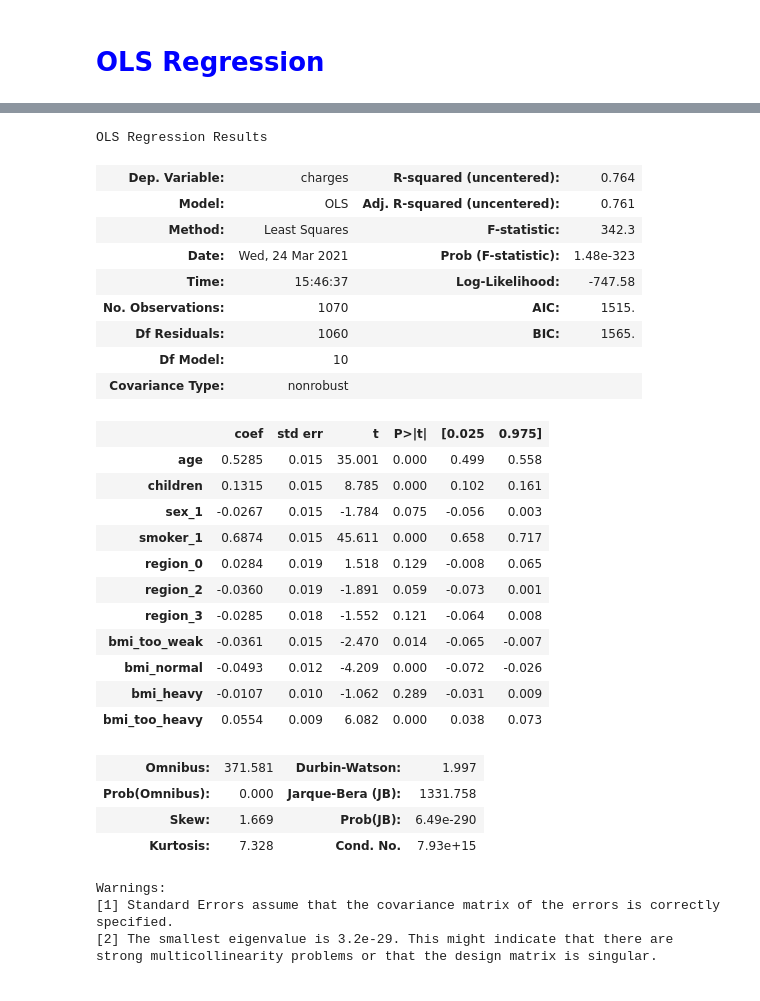
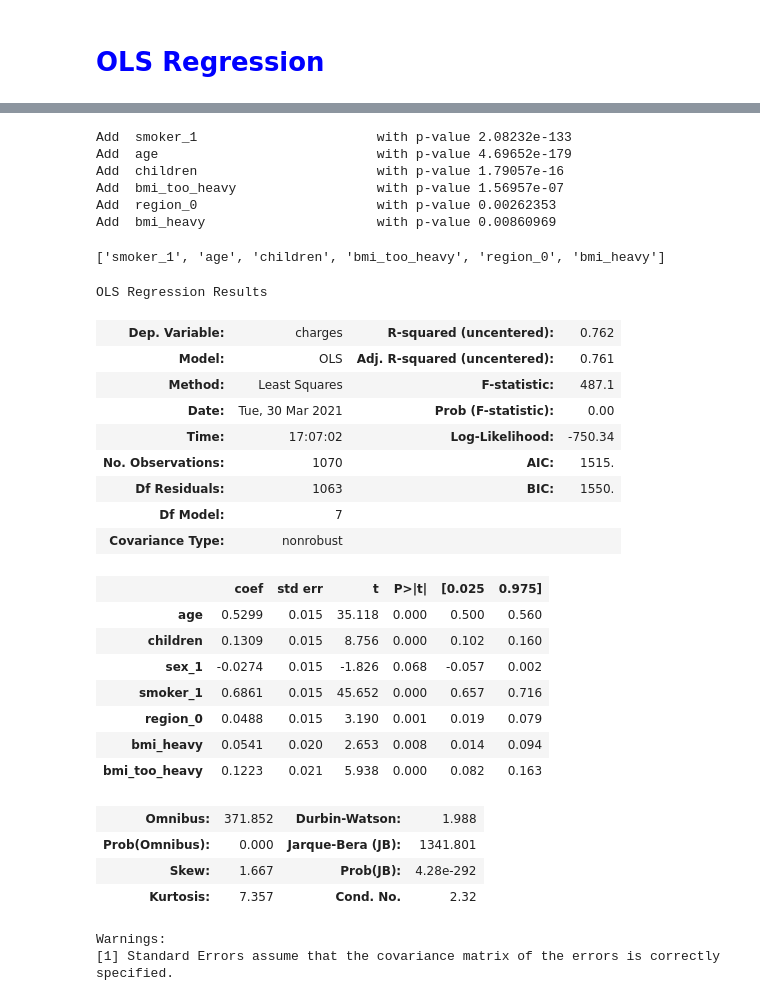
Before and after one commit to RahulMohit/linear-Regression-Analysis, a Jupyter notebook: Rahul Exploratory Data Analysis on Medical (Insurance)cost data .ipynb, the cells around one changed output, grey strips where cells are left out. Drawn from its saved outputs; the diff is of its cells as text; code cells hidden in the pictures.

```diff
--- a/Rahul Exploratory Data Analysis on Medical (Insurance)cost data .ipynb
+++ b/Rahul Exploratory Data Analysis on Medical (Insurance)cost data .ipynb
@@ -380,38 +408,42 @@ strong multicollinearity problems or that the design matrix is singular.
+# %%
+forward_regression(X_train, y_train, 0.01)
+# %% [output]
+Add  smoker_1                       with p-value 2.08232e-133
+Add  age                            with p-value 4.69652e-179
+Add  children                       with p-value 1.79057e-16
+Add  bmi_too_heavy                  with p-value 1.56957e-07
+Add  region_0                       with p-value 0.00262353
+Add  bmi_heavy                      with p-value 0.00860969
+['smoker_1', 'age', 'children', 'bmi_too_heavy', 'region_0', 'bmi_heavy']
 # %%
-X=dataset_scaled.drop(["charges","region_1"],axis=1)
+X=dataset_scaled.drop(["charges","region_1","region_2","region_3","bmi_too_weak","bmi_normal"],axis=1)
 y=dataset_scaled["charges"]
 X_train,X_test,y_train,y_test=train_test_split(X,y,test_size=0.2,random_state=0)
 lm=sm.OLS(y_train,X_train)
 model=lm.fit()
 model.summary()
 # %% [output]
 OLS Regression Results
-| Dep. Variable: | charges | R-squared (uncentered): | 0.764 |
+| Dep. Variable: | charges | R-squared (uncentered): | 0.762 |
 | Model: | OLS | Adj. R-squared (uncentered): | 0.761 |
-| Method: | Least Squares | F-statistic: | 342.3 |
-| Date: | Wed, 24 Mar 2021 | Prob (F-statistic): | 1.48e-323 |
-| Time: | 15:46:37 | Log-Likelihood: | -747.58 |
+| Method: | Least Squares | F-statistic: | 487.1 |
+| Date: | Tue, 30 Mar 2021 | Prob (F-statistic): | 0.00 |
+| Time: | 17:07:02 | Log-Likelihood: | -750.34 |
 | No. Observations: | 1070 | AIC: | 1515. |
-| Df Residuals: | 1060 | BIC: | 1565. |
-| Df Model: | 10 |  |  |
+| Df Residuals: | 1063 | BIC: | 1550. |
+| Df Model: | 7 |  |  |
 | Covariance Type: | nonrobust |  |  |
 |  | coef | std err | t | P>|t| | [0.025 | 0.975] |
-| age | 0.5285 | 0.015 | 35.001 | 0.000 | 0.499 | 0.558 |
-| children | 0.1315 | 0.015 | 8.785 | 0.000 | 0.102 | 0.161 |
-| sex_1 | -0.0267 | 0.015 | -1.784 | 0.075 | -0.056 | 0.003 |
-| smoker_1 | 0.6874 | 0.015 | 45.611 | 0.000 | 0.658 | 0.717 |
-| region_0 | 0.0284 | 0.019 | 1.518 | 0.129 | -0.008 | 0.065 |
-| region_2 | -0.0360 | 0.019 | -1.891 | 0.059 | -0.073 | 0.001 |
-| region_3 | -0.0285 | 0.018 | -1.552 | 0.121 | -0.064 | 0.008 |
-| bmi_too_weak | -0.0361 | 0.015 | -2.470 | 0.014 | -0.065 | -0.007 |
-| bmi_normal | -0.0493 | 0.012 | -4.209 | 0.000 | -0.072 | -0.026 |
-| bmi_heavy | -0.0107 | 0.010 | -1.062 | 0.289 | -0.031 | 0.009 |
-| bmi_too_heavy | 0.0554 | 0.009 | 6.082 | 0.000 | 0.038 | 0.073 |
+| age | 0.5299 | 0.015 | 35.118 | 0.000 | 0.500 | 0.560 |
+| children | 0.1309 | 0.015 | 8.756 | 0.000 | 0.102 | 0.160 |
+| sex_1 | -0.0274 | 0.015 | -1.826 | 0.068 | -0.057 | 0.002 |
+| smoker_1 | 0.6861 | 0.015 | 45.652 | 0.000 | 0.657 | 0.716 |
+| region_0 | 0.0488 | 0.015 | 3.190 | 0.001 | 0.019 | 0.079 |
+| bmi_heavy | 0.0541 | 0.020 | 2.653 | 0.008 | 0.014 | 0.094 |
+| bmi_too_heavy | 0.1223 | 0.021 | 5.938 | 0.000 | 0.082 | 0.163 |
-| Omnibus: | 371.581 | Durbin-Watson: | 1.997 |
-| Prob(Omnibus): | 0.000 | Jarque-Bera (JB): | 1331.758 |
-| Skew: | 1.669 | Prob(JB): | 6.49e-290 |
-| Kurtosis: | 7.328 | Cond. No. | 7.93e+15 |
+| Omnibus: | 371.852 | Durbin-Watson: | 1.988 |
+| Prob(Omnibus): | 0.000 | Jarque-Bera (JB): | 1341.801 |
+| Skew: | 1.667 | Prob(JB): | 4.28e-292 |
+| Kurtosis: | 7.357 | Cond. No. | 2.32 |
 Warnings:
 [1] Standard Errors assume that the covariance matrix of the errors is correctly specified.
-[2] The smallest eigenvalue is 3.2e-29. This might indicate that there are
-strong multicollinearity problems or that the design matrix is singular.
```
Also changed, not shown: parts of 17 cells of this notebook.
